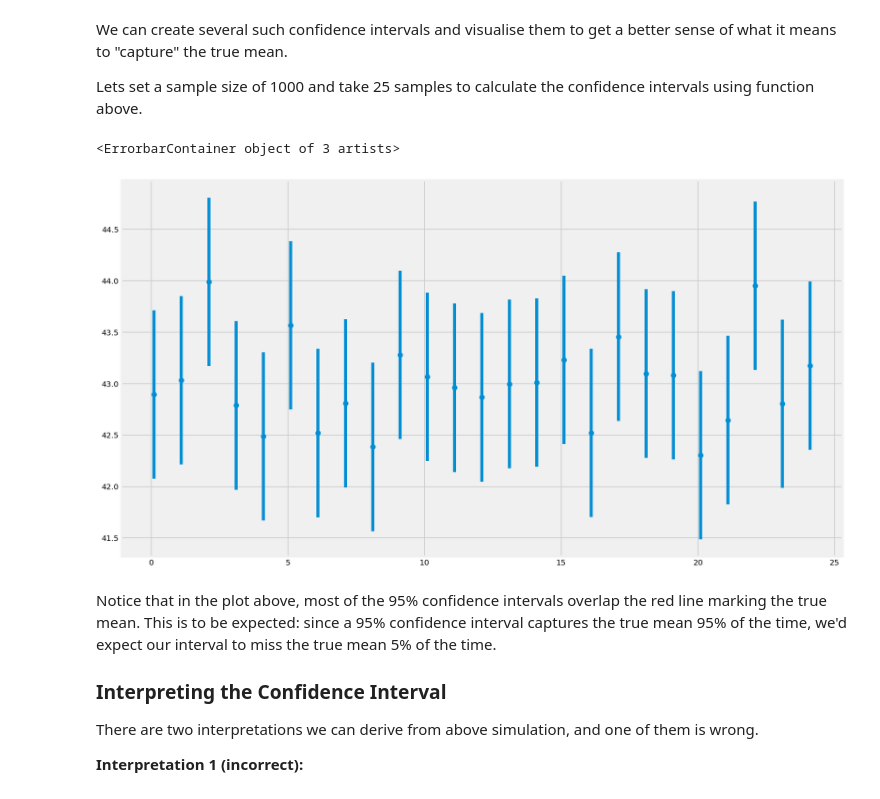
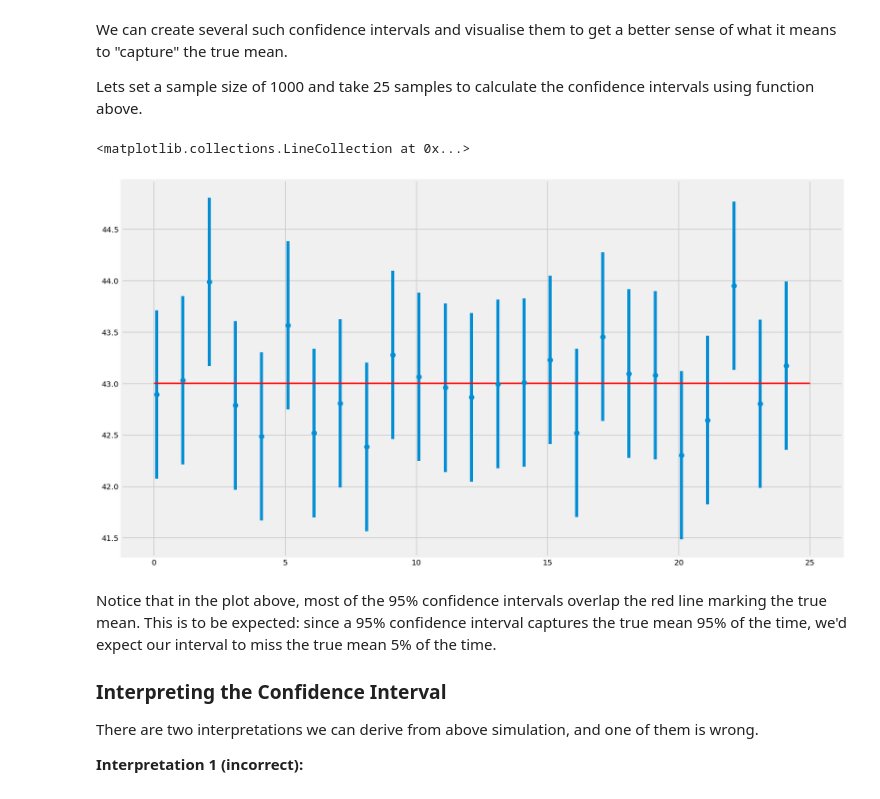
Before and after one commit to karenyilin/dsc-2-19-15-confidence-intervals-lab-nyc-ds-career-012819, a Jupyter notebook: index.ipynb, the cells around one changed output. Saved outputs shown, nothing was run; the diff lists cells and outputs as text; code cells hidden in the pictures.

```diff
--- a/index.ipynb
+++ b/index.ipynb
@@ -346,22 +346,22 @@ for sample in range(25):
 # %%
 # plot the mean and confidence interval for each sample as error bars
 # plot the population mean
 
 plt.figure(figsize=(15,9))
 
 plt.errorbar(x=np.arange(0.1, 25, 1),
              y=sample_means,
              yerr=[(top-bot)/2 for top,bot in intervals],
              fmt='o')
 
-# plt.hlines(xmin=0, xmax=25,
-#            y=43.0023,
-#            linewidth=2.0,
-#            color="red")
+plt.hlines(xmin=0, xmax=25,
+           y=43.0023,
+           linewidth=2.0,
+           color="red")
 #yerr=[(top-bot)/2 for top,bot in intervals]
 # %% [output]
-<ErrorbarContainer object of 3 artists>
+<matplotlib.collections.LineCollection at 0x...>
-[figure, old version]
+[figure, new version]
 # %% [markdown]
 Notice that in the plot above, most of the 95% confidence intervals overlap the red line marking the true mean. This is to be expected: since a 95% confidence interval captures the true mean 95% of the time, we'd expect our interval to miss the true mean 5% of the time.
 
```
